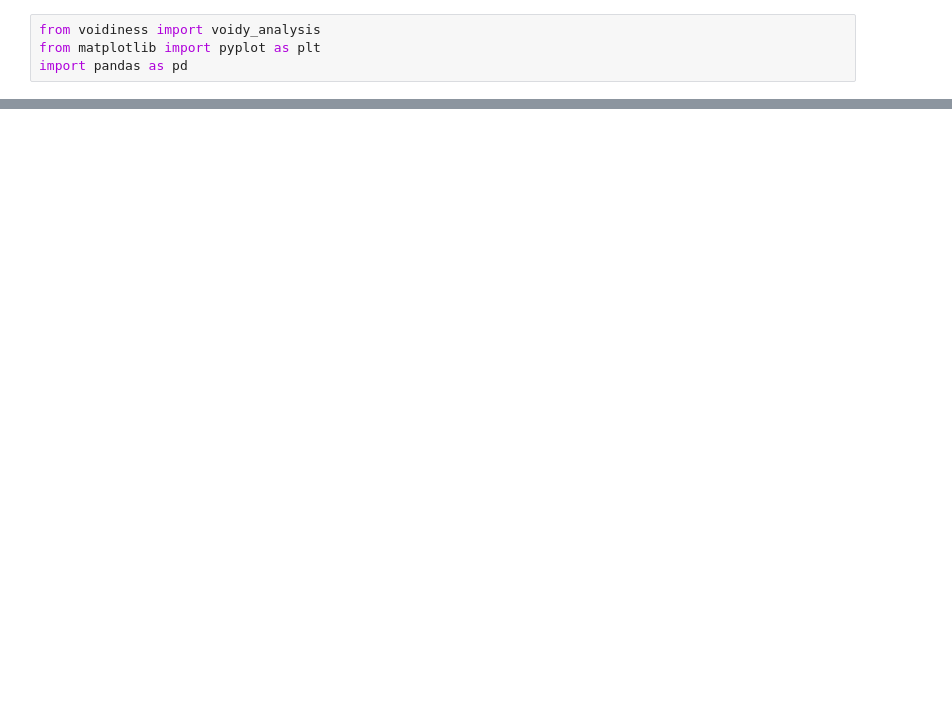
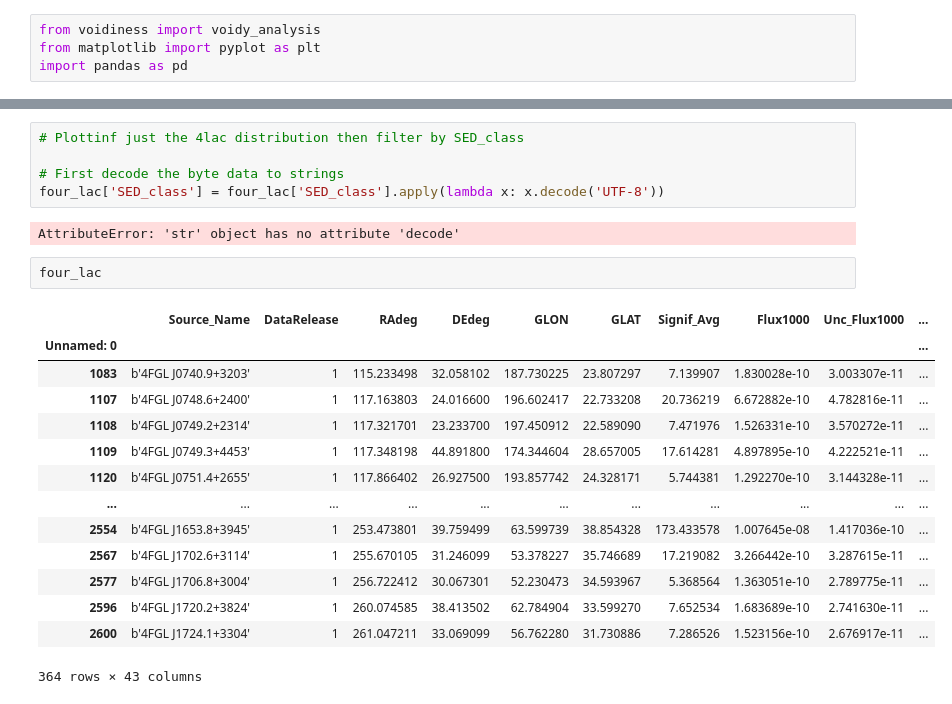
Before and after one commit to Cranberry-Juice/GRS-V, a Jupyter notebook: voidiness_plots.ipynb, the cells around one changed output, grey strips where cells are left out. Cells and saved outputs as stored; diff of their text form; blank space fills up the shorter version.

```diff
--- a/voidiness_plots.ipynb
+++ b/voidiness_plots.ipynb
@@ -59,0 +69,24 @@ def custom_plot_hist(data, labels, bins):
+# %%
+# Plottinf just the 4lac distribution then filter by SED_class
+
+# First decode the byte data to strings
+four_lac['SED_class'] = four_lac['SED_class'].apply(lambda x: x.decode('UTF-8'))
+# %% [output]
+AttributeError: 'str' object has no attribute 'decode'
+# %%
+four_lac
+# %% [output]
+|  | Source_Name | DataRelease | RAdeg | DEdeg | GLON | GLAT | Signif_Avg | Flux1000 | Unc_Flux1000 | ... |
+| Unnamed: 0 |  |  |  |  |  |  |  |  |  | ... |
+| 1083 | b'4FGL J0740.9+3203' | 1 | 115.233498 | 32.058102 | 187.730225 | 23.807297 | 7.139907 | 1.830028e-10 | 3.003307e-11 | ... |
+| 1107 | b'4FGL J0748.6+2400' | 1 | 117.163803 | 24.016600 | 196.602417 | 22.733208 | 20.736219 | 6.672882e-10 | 4.782816e-11 | ... |
+| 1108 | b'4FGL J0749.2+2314' | 1 | 117.321701 | 23.233700 | 197.450912 | 22.589090 | 7.471976 | 1.526331e-10 | 3.570272e-11 | ... |
+| 1109 | b'4FGL J0749.3+4453' | 1 | 117.348198 | 44.891800 | 174.344604 | 28.657005 | 17.614281 | 4.897895e-10 | 4.222521e-11 | ... |
+| 1120 | b'4FGL J0751.4+2655' | 1 | 117.866402 | 26.927500 | 193.857742 | 24.328171 | 5.744381 | 1.292270e-10 | 3.144328e-11 | ... |
+| ... | ... | ... | ... | ... | ... | ... | ... | ... | ... | ... |
+| 2554 | b'4FGL J1653.8+3945' | 1 | 253.473801 | 39.759499 | 63.599739 | 38.854328 | 173.433578 | 1.007645e-08 | 1.417036e-10 | ... |
+| 2567 | b'4FGL J1702.6+3114' | 1 | 255.670105 | 31.246099 | 53.378227 | 35.746689 | 17.219082 | 3.266442e-10 | 3.287615e-11 | ... |
+| 2577 | b'4FGL J1706.8+3004' | 1 | 256.722412 | 30.067301 | 52.230473 | 34.593967 | 5.368564 | 1.363051e-10 | 2.789775e-11 | ... |
+| 2596 | b'4FGL J1720.2+3824' | 1 | 260.074585 | 38.413502 | 62.784904 | 33.599270 | 7.652534 | 1.683689e-10 | 2.741630e-11 | ... |
+| 2600 | b'4FGL J1724.1+3304' | 1 | 261.047211 | 33.069099 | 56.762280 | 31.730886 | 7.286526 | 1.523156e-10 | 2.676917e-11 | ... |
+364 rows × 43 columns
```
Also changed, not shown: parts of 5 cells of this notebook.
